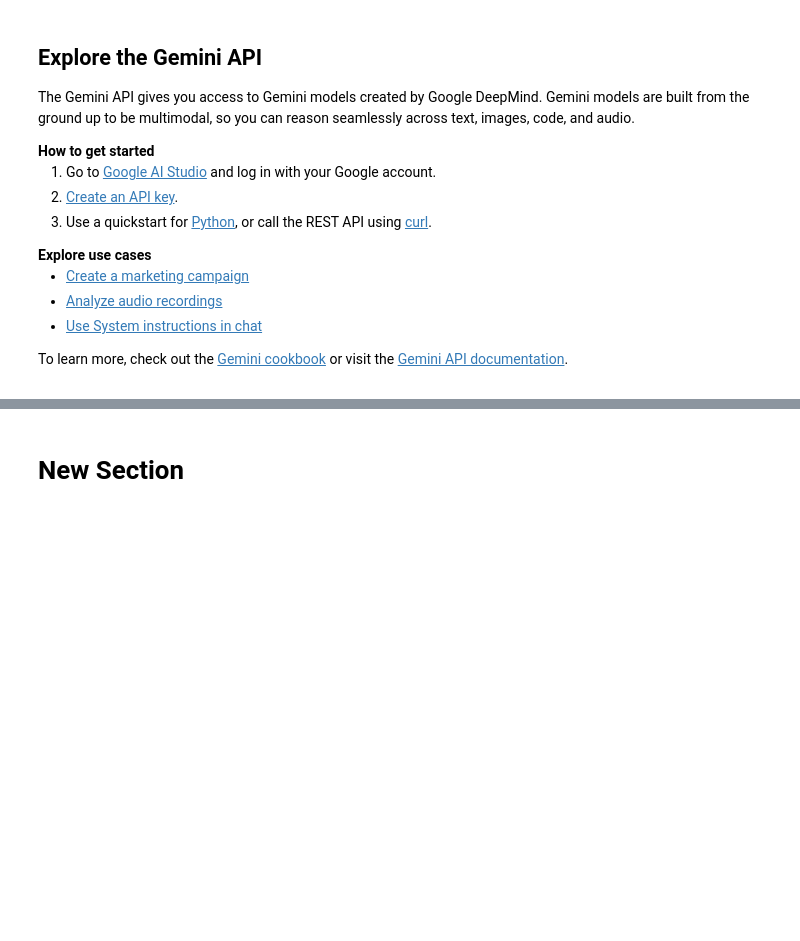
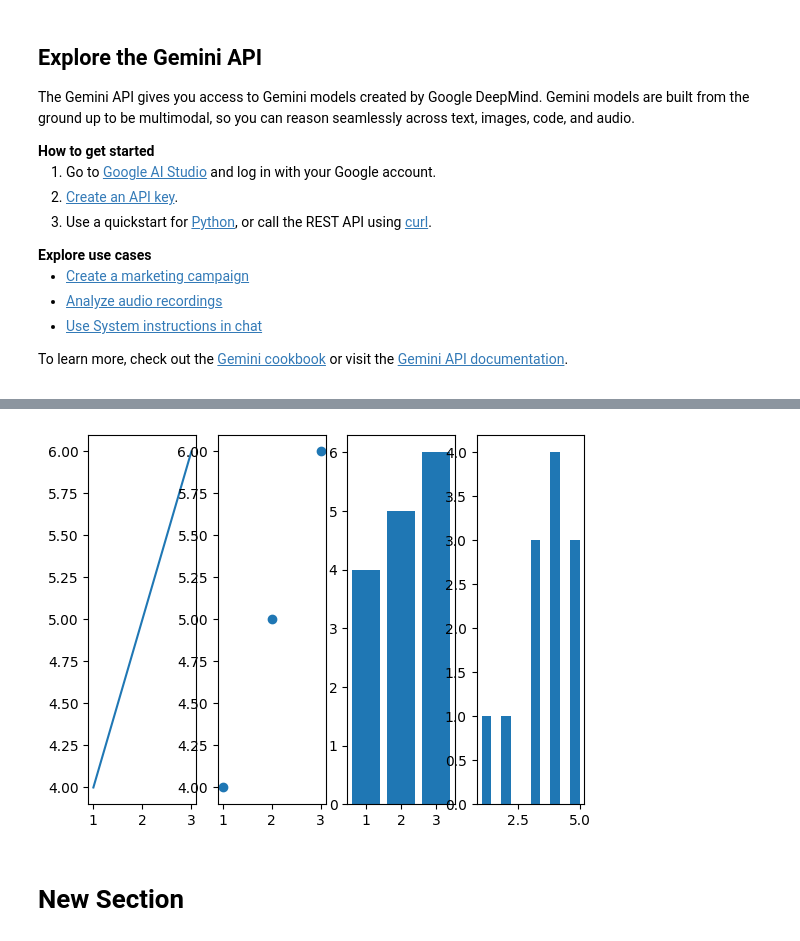
Before and after one commit to adiyaram123/data-science-project1, a Jupyter notebook: Welcome_To_Colab.ipynb, the cells around one changed output, grey strips where cells are left out. Drawn from its saved outputs; the diff is of its cells as text; code cells hidden in the pictures; blank space fills up the shorter version.

```diff
--- a/Welcome_To_Colab.ipynb
+++ b/Welcome_To_Colab.ipynb
@@ -27,3 +111,13 @@
+# %%
+import matplotlib.pyplot as plt
+fig, ax =plt.subplots(1,4)
+ax[0].plot([1,2,3],[4,5,6])
+ax[1].scatter([1,2,3],[4,5,6])
+ax[2].bar([1,2,3],[4,5,6])
+ax[3].hist([1,2,3,3,3,4,4,4,4,5,5,5])
+plt.show()
+# %% [output]
+[figure, added]
 # %% [markdown]
 # New Section
 # %% [markdown]
```
Also changed, not shown: parts of 2 cells of this notebook.
